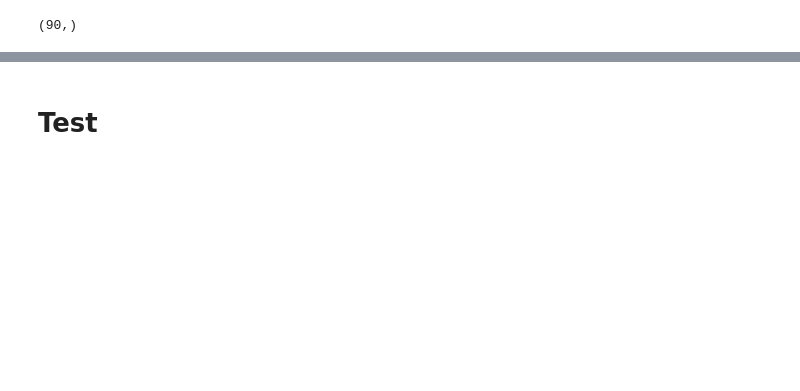
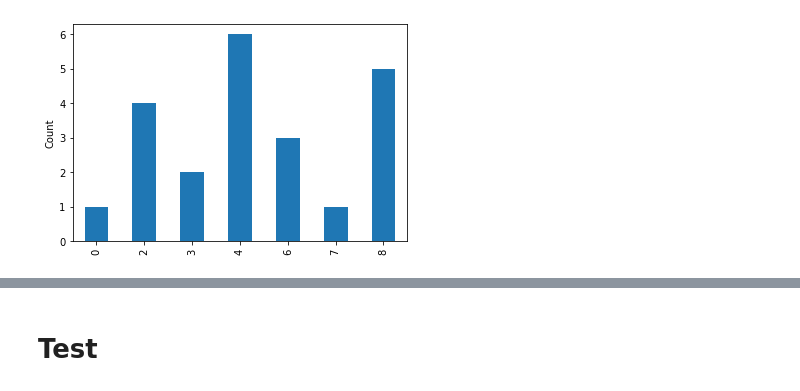
Before and after one commit to austinbeauch/swing_classifier, a Jupyter notebook: train.ipynb, the cells around one changed output, grey strips where cells are left out. Saved outputs shown, nothing was run; the diff lists cells and outputs as text; code cells hidden in the pictures; blank space fills up the shorter version.

```diff
--- a/train.ipynb
+++ b/train.ipynb
@@ -72,7 +99,7 @@ y_test = y_data[-int(n*val):,:]
+# %%
+plot_counts(y_val)
+# %% [output]
+[figure, added]
 # %%
 def norm(x, m, s):
     return (x - m) / s
-# %%
-y_train[:,-1].shape
-# %% [output]
-(90,)
```
Also changed, not shown: parts of 35 cells of this notebook, 9 other files.
